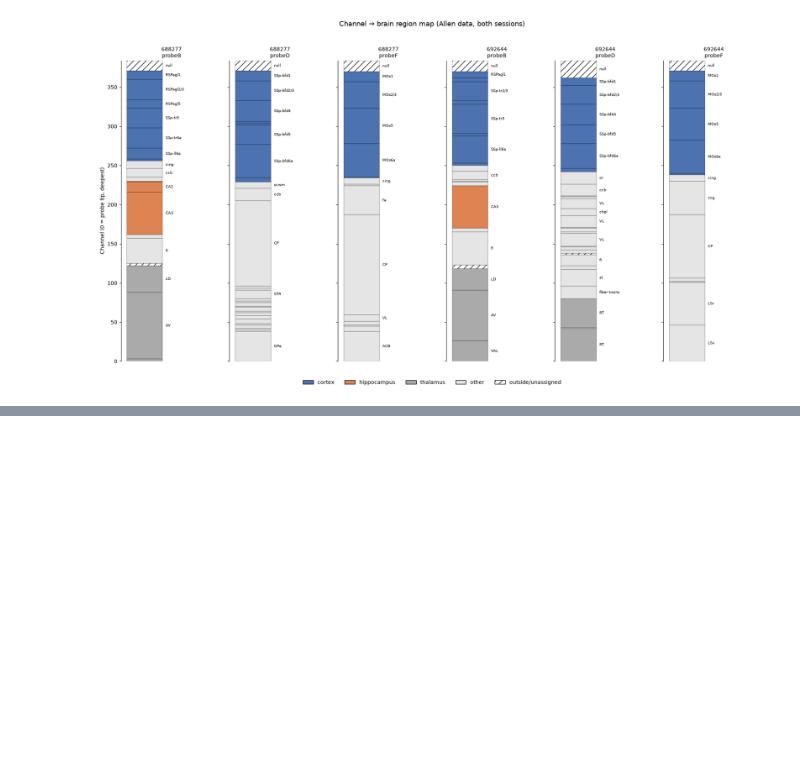
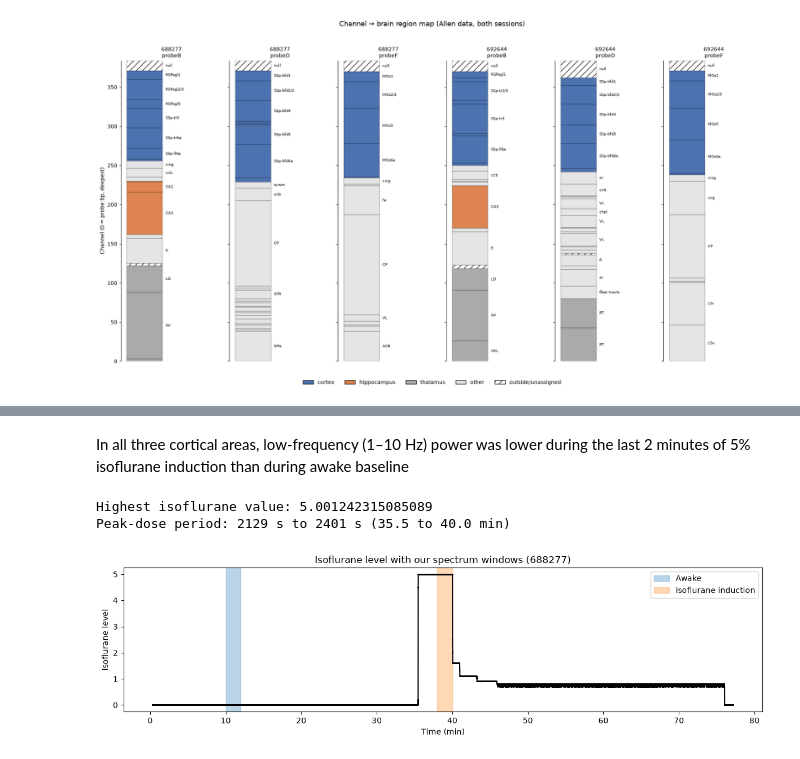
Before and after one commit to saasberkeley/dc-allen, a Jupyter notebook: src/visualization/lfp_region_spectra.ipynb, the cells around one changed output, grey strips where cells are left out. Saved outputs shown, nothing was run; the diff lists cells and outputs as text; code cells hidden in the pictures; blank space fills up the shorter version.

```diff
--- a/src/visualization/lfp_region_spectra.ipynb
+++ b/src/visualization/lfp_region_spectra.ipynb
@@ -207,0 +300,32 @@ plt.show()
+# %% [markdown]
+In all three cortical areas, low-frequency (1–10 Hz) power was lower during the last 2 minutes of 5% isoflurane induction than during awake baseline
+# %%
+# Isoflurane level over the session
+iso = nwbfile.acquisition["isoflurane_level"]
+iso_vals = iso.data[:]
+if iso.timestamps is not None:
+    iso_t = iso.timestamps[:]
+else:
+    iso_t = iso.starting_time + np.arange(len(iso_vals)) / iso.rate
+
+# When was the dose at its peak (the 5% induction)?
+print("Highest isoflurane value:", iso_vals.max())
+high = iso_t[iso_vals >= 0.9 * iso_vals.max()]
+print(f"Peak-dose period: {high.min():.0f} s to {high.max():.0f} s "
+      f"({high.min()/60:.1f} to {high.max()/60:.1f} min)")
+
+fig, ax = plt.subplots(figsize=(12, 3.5))
+ax.plot(iso_t / 60, iso_vals, color="black")
+colors = {"Awake": "tab:blue", "Isoflurane induction": "tab:orange"}
+for label, t0 in WINDOWS_ISO.items():
+    ax.axvspan(t0 / 60, (t0 + WIN_LEN) / 60, color=colors[label], alpha=0.3, label=label)
+ax.set_xlabel("Time (min)")
+ax.set_ylabel("Isoflurane level")
+ax.set_title("Isoflurane level with our spectrum windows (688277)")
+ax.legend()
+plt.tight_layout()
+plt.show()
+# %% [output]
+Highest isoflurane value: 5.001242315085089
+Peak-dose period: 2129 s to 2401 s (35.5 to 40.0 min)
+[figure, added]
```
Also changed, not shown: parts of 12 cells of this notebook.
